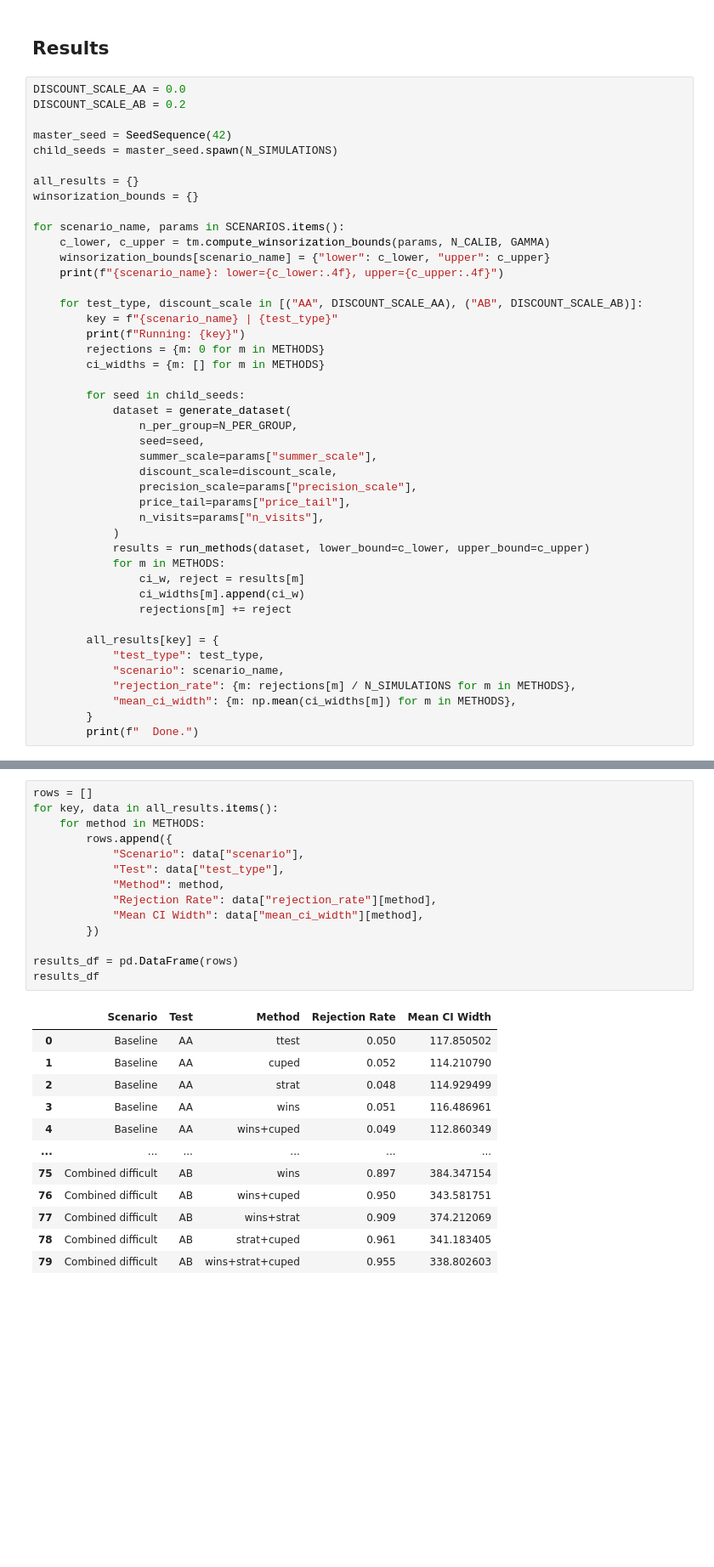
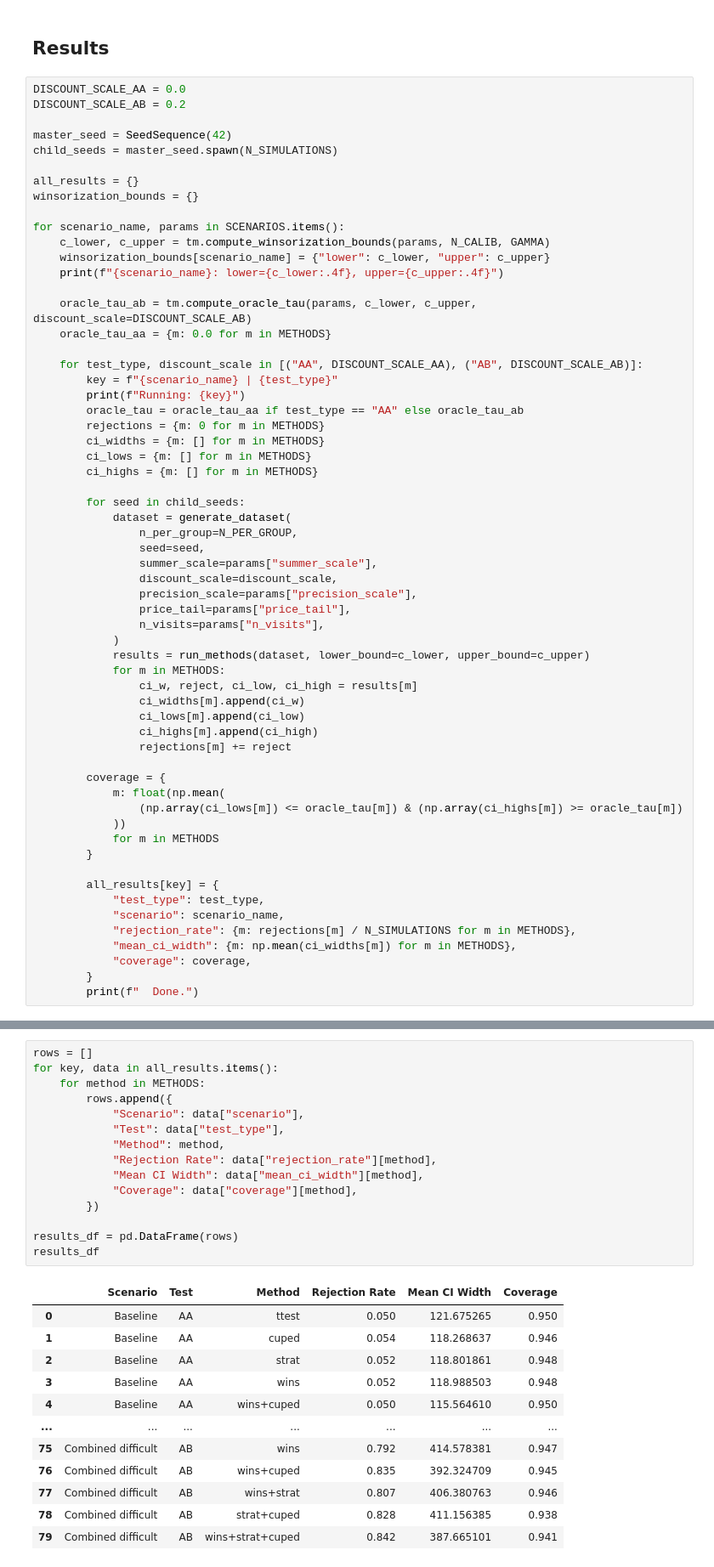
Before and after one commit to linashyshova/thesis, a Jupyter notebook: scenarios.ipynb, the cells around one changed output, grey strips where cells are left out. Shown at 85% size. Cells and saved outputs as stored; diff of their text form; blank space fills up the shorter version.

```diff
--- a/scenarios.ipynb
+++ b/scenarios.ipynb
@@ -63,11 +63,17 @@ for scenario_name, params in SCENARIOS.items():
     winsorization_bounds[scenario_name] = {"lower": c_lower, "upper": c_upper}
     print(f"{scenario_name}: lower={c_lower:.4f}, upper={c_upper:.4f}")
 
+    oracle_tau_ab = tm.compute_oracle_tau(params, c_lower, c_upper, discount_scale=DISCOUNT_SCALE_AB)
+    oracle_tau_aa = {m: 0.0 for m in METHODS}
+
     for test_type, discount_scale in [("AA", DISCOUNT_SCALE_AA), ("AB", DISCOUNT_SCALE_AB)]:
         key = f"{scenario_name} | {test_type}"
         print(f"Running: {key}")
+        oracle_tau = oracle_tau_aa if test_type == "AA" else oracle_tau_ab
         rejections = {m: 0 for m in METHODS}
         ci_widths = {m: [] for m in METHODS}
+        ci_lows = {m: [] for m in METHODS}
+        ci_highs = {m: [] for m in METHODS}
 
         for seed in child_seeds:
             dataset = generate_dataset(
@@ -81,15 +87,25 @@ for scenario_name, params in SCENARIOS.items():
             )
             results = run_methods(dataset, lower_bound=c_lower, upper_bound=c_upper)
             for m in METHODS:
-                ci_w, reject = results[m]
+                ci_w, reject, ci_low, ci_high = results[m]
                 ci_widths[m].append(ci_w)
+                ci_lows[m].append(ci_low)
+                ci_highs[m].append(ci_high)
                 rejections[m] += reject
+
+        coverage = {
+            m: float(np.mean(
+                (np.array(ci_lows[m]) <= oracle_tau[m]) & (np.array(ci_highs[m]) >= oracle_tau[m])
+            ))
+            for m in METHODS
+        }
 
         all_results[key] = {
             "test_type": test_type,
             "scenario": scenario_name,
             "rejection_rate": {m: rejections[m] / N_SIMULATIONS for m in METHODS},
             "mean_ci_width": {m: np.mean(ci_widths[m]) for m in METHODS},
+            "coverage": coverage,
         }
         print(f"  Done.")
 # %% [output]
@@ -98,27 +129,28 @@ Running: Baseline | AA
 # %%
 rows = []
 for key, data in all_results.items():
     for method in METHODS:
         rows.append({
             "Scenario": data["scenario"],
             "Test": data["test_type"],
             "Method": method,
             "Rejection Rate": data["rejection_rate"][method],
             "Mean CI Width": data["mean_ci_width"][method],
+            "Coverage": data["coverage"][method],
         })
 
 results_df = pd.DataFrame(rows)
 results_df
 # %% [output]
-|  | Scenario | Test | Method | Rejection Rate | Mean CI Width |
-| 0 | Baseline | AA | ttest | 0.050 | 117.850502 |
-| 1 | Baseline | AA | cuped | 0.052 | 114.210790 |
-| 2 | Baseline | AA | strat | 0.048 | 114.929499 |
-| 3 | Baseline | AA | wins | 0.051 | 116.486961 |
-| 4 | Baseline | AA | wins+cuped | 0.049 | 112.860349 |
-| ... | ... | ... | ... | ... | ... |
-| 75 | Combined difficult | AB | wins | 0.897 | 384.347154 |
-| 76 | Combined difficult | AB | wins+cuped | 0.950 | 343.581751 |
-| 77 | Combined difficult | AB | wins+strat | 0.909 | 374.212069 |
-| 78 | Combined difficult | AB | strat+cuped | 0.961 | 341.183405 |
-| 79 | Combined difficult | AB | wins+strat+cuped | 0.955 | 338.802603 |
+|  | Scenario | Test | Method | Rejection Rate | Mean CI Width | Coverage |
+| 0 | Baseline | AA | ttest | 0.050 | 121.675265 | 0.950 |
+| 1 | Baseline | AA | cuped | 0.054 | 118.268637 | 0.946 |
+| 2 | Baseline | AA | strat | 0.052 | 118.801861 | 0.948 |
+| 3 | Baseline | AA | wins | 0.052 | 118.988503 | 0.948 |
+| 4 | Baseline | AA | wins+cuped | 0.050 | 115.564610 | 0.950 |
+| ... | ... | ... | ... | ... | ... | ... |
+| 75 | Combined difficult | AB | wins | 0.792 | 414.578381 | 0.947 |
+| 76 | Combined difficult | AB | wins+cuped | 0.835 | 392.324709 | 0.945 |
+| 77 | Combined difficult | AB | wins+strat | 0.807 | 406.380763 | 0.946 |
+| 78 | Combined difficult | AB | strat+cuped | 0.828 | 411.156385 | 0.938 |
+| 79 | Combined difficult | AB | wins+strat+cuped | 0.842 | 387.665101 | 0.941 |
```
Also changed, not shown: parts of 7 cells of this notebook, 4 other files.
